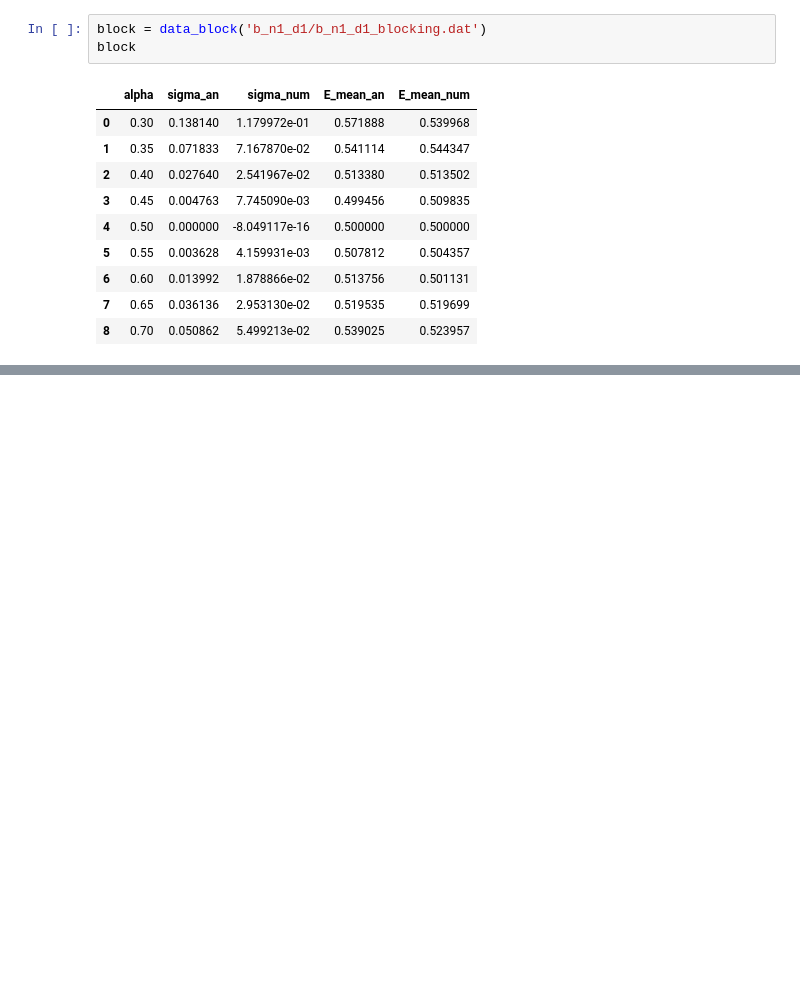
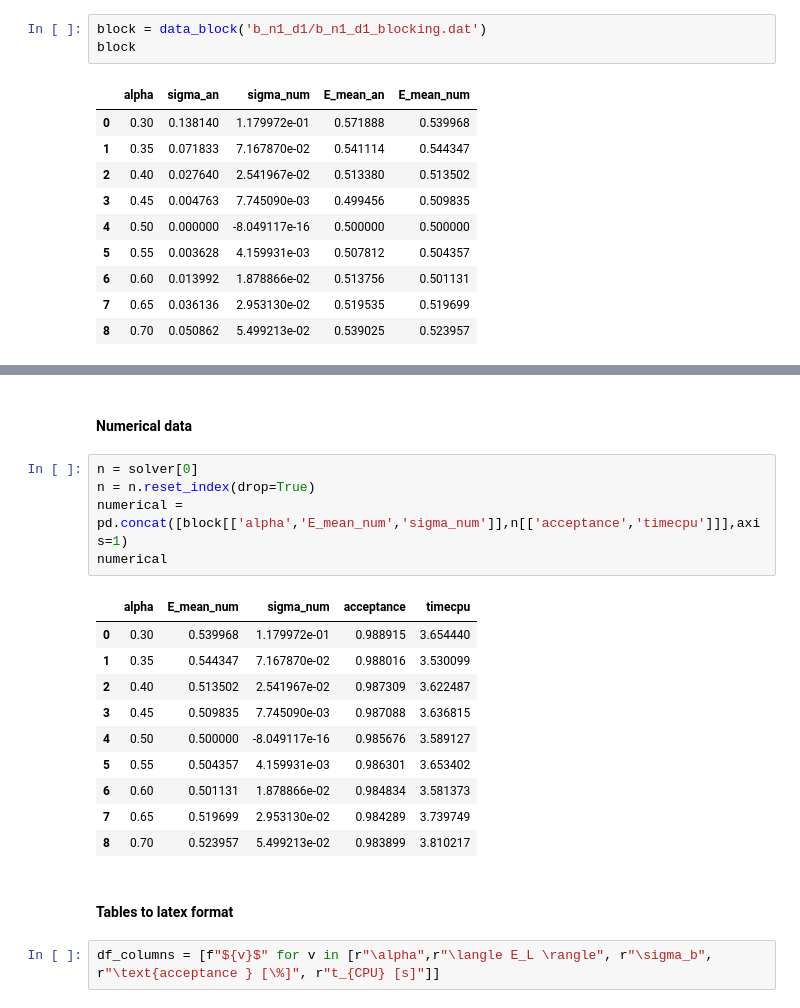
Before and after one commit to fridafu/FYS4411, a Jupyter notebook: results/plottingandtables.ipynb, the cells around one changed output, grey strips where cells are left out. Saved outputs shown, nothing was run; the diff lists cells and outputs as text; blank space fills up the shorter version.

```diff
--- a/results/plottingandtables.ipynb
+++ b/results/plottingandtables.ipynb
@@ -142,0 +163,22 @@ analytic = pd
+# %% [markdown]
+#### Numerical data
+# %%
+n = solver[0]
+n = n.reset_index(drop=True)
+numerical = pd.concat([block[['alpha','E_mean_num','sigma_num']],n[['acceptance','timecpu']]],axis=1)
+numerical
+# %% [output]
+|  | alpha | E_mean_num | sigma_num | acceptance | timecpu |
+| 0 | 0.30 | 0.539968 | 1.179972e-01 | 0.988915 | 3.654440 |
+| 1 | 0.35 | 0.544347 | 7.167870e-02 | 0.988016 | 3.530099 |
+| 2 | 0.40 | 0.513502 | 2.541967e-02 | 0.987309 | 3.622487 |
+| 3 | 0.45 | 0.509835 | 7.745090e-03 | 0.987088 | 3.636815 |
+| 4 | 0.50 | 0.500000 | -8.049117e-16 | 0.985676 | 3.589127 |
+| 5 | 0.55 | 0.504357 | 4.159931e-03 | 0.986301 | 3.653402 |
+| 6 | 0.60 | 0.501131 | 1.878866e-02 | 0.984834 | 3.581373 |
+| 7 | 0.65 | 0.519699 | 2.953130e-02 | 0.984289 | 3.739749 |
+| 8 | 0.70 | 0.523957 | 5.499213e-02 | 0.983899 | 3.810217 |
+# %% [markdown]
+#### Tables to latex format
+# %%
+df_columns = [f"${v}$" for v in [r"\alpha",r"\langle E_L \rangle", r"\sigma_b", r"\text{acceptance } [\%]", r"t_{CPU} [s]"]]
```
Also changed, not shown: parts of 8 cells of this notebook.
